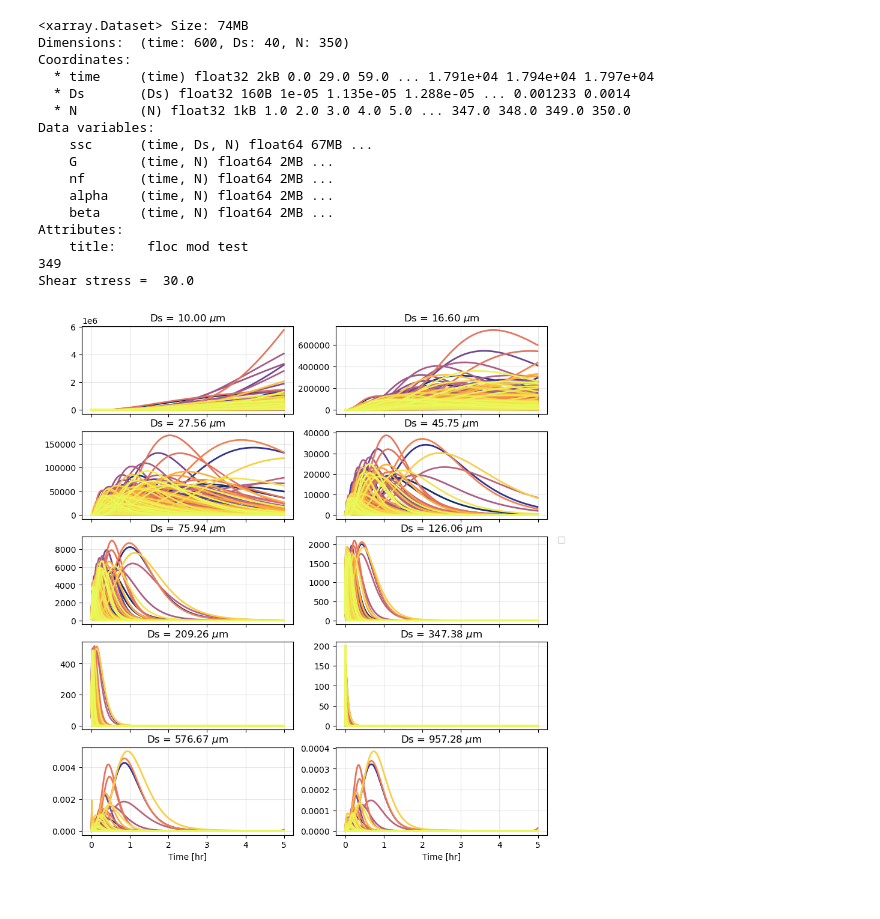
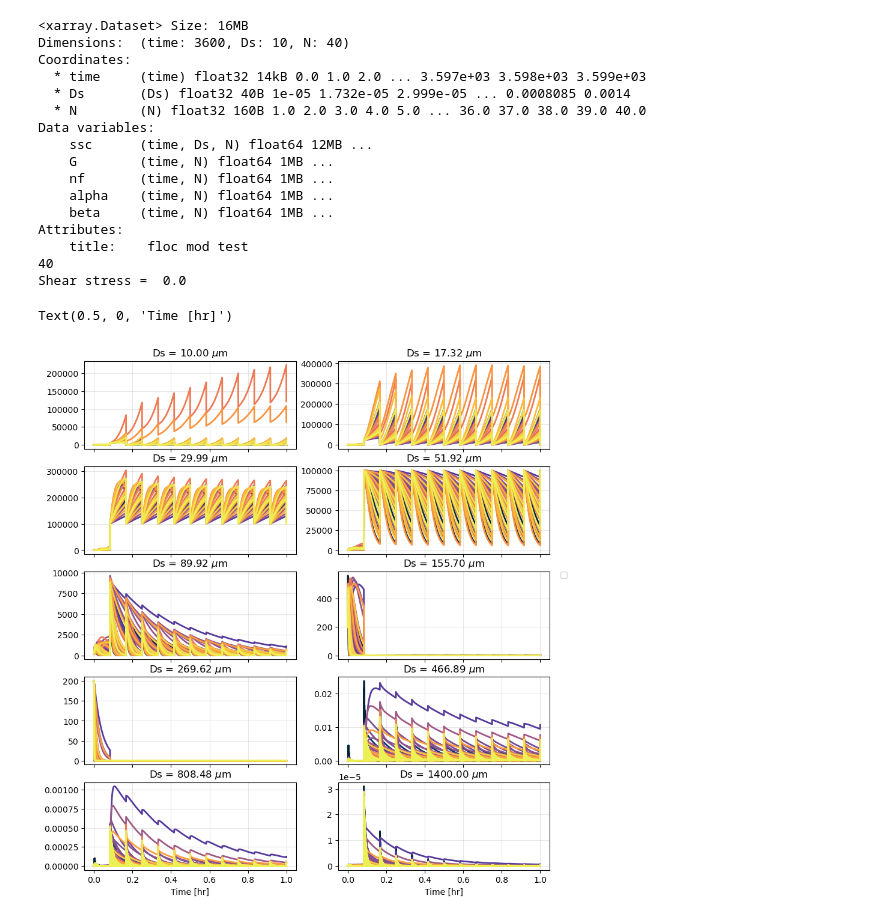
Before and after one commit to sienna-white/enkf_sediment, a Jupyter notebook: plot_floc_mod_ens.ipynb, the cells around one changed output. Cells and saved outputs as stored; diff of their text form; code cells hidden in the pictures.

```diff
--- a/plot_floc_mod_ens.ipynb
+++ b/plot_floc_mod_ens.ipynb
@@ -17,46 +17,49 @@ Nens = len(ds.N)
 print(Nens)
 G = ds.G.values[10,10]
 print("Shear stress = ", G)
+
+Ns = len(ds.Ds)
 # %% [output]
-<xarray.Dataset> Size: 74MB
-Dimensions:  (time: 600, Ds: 40, N: 350)
+<xarray.Dataset> Size: 16MB
+Dimensions:  (time: 3600, Ds: 10, N: 40)
 Coordinates:
-  * time     (time) float32 2kB 0.0 29.0 59.0 ... 1.791e+04 1.794e+04 1.797e+04
-  * Ds       (Ds) float32 160B 1e-05 1.135e-05 1.288e-05 ... 0.001233 0.0014
-  * N        (N) float32 1kB 1.0 2.0 3.0 4.0 5.0 ... 347.0 348.0 349.0 350.0
+  * time     (time) float32 14kB 0.0 1.0 2.0 ... 3.597e+03 3.598e+03 3.599e+03
+  * Ds       (Ds) float32 40B 1e-05 1.732e-05 2.999e-05 ... 0.0008085 0.0014
+  * N        (N) float32 160B 1.0 2.0 3.0 4.0 5.0 ... 36.0 37.0 38.0 39.0 40.0
 Data variables:
-    ssc      (time, Ds, N) float64 67MB ...
-    G        (time, N) float64 2MB ...
-    nf       (time, N) float64 2MB ...
-    alpha    (time, N) float64 2MB ...
-    beta     (time, N) float64 2MB ...
+    ssc      (time, Ds, N) float64 12MB ...
+    G        (time, N) float64 1MB ...
+    nf       (time, N) float64 1MB ...
+    alpha    (time, N) float64 1MB ...
+    beta     (time, N) float64 1MB ...
 Attributes:
     title:    floc mod test
-349
-Shear stress =  30.0
+40
+Shear stress =  0.0
 # %%
 fig, axs = plt.subplots(nrows=5, ncols=2, figsize=(10, 11), sharex=True, sharey=False)
 axs = axs.flatten()
 
 
-for j, Ds in enumerate(range(0, 40, 4)):
+for j, Ds in enumerate(range(0, Ns, 1)):
     axs[j].grid(alpha=0.3)
     axs[j].set_title("Ds = %.2f $\mu$m" % (ds.Ds.isel(Ds=Ds).values*1e6))
     time = ds.time.values / 3600
     for i in range(0, Nens):
         G = ds.G.isel(time=1, N=i)
         #ssc       (time, Ds, N)
         # mass = ds.mass.isel(Ds=Ds)
         s0 = ds.ssc.isel(N=i).isel(Ds=Ds)
         axs[j].plot(time, s0, color=cmo.cm.thermal(i/Nens), linewidth=2) #, label="Nens=%d" % i)
         # axs[j].set_ylim(0, 1e4)
 axs[-5].legend(bbox_to_anchor=(1.05, 1), loc='upper left', borderaxespad=0. )
 axs[-1].set_xlabel("Time [hr]")
 axs[-2].set_xlabel("Time [hr]")
 
-fig.savefig("time_evolution_G=%d.png" % (G), dpi=300, bbox_inches='tight')
+# fig.savefig("time_evolution_G=%d.png" % (G), dpi=300, bbox_inches='tight')
 # %% [output]
+Text(0.5, 0, 'Time [hr]')
-[figure, old version]
+[figure, new version]
 # %%
 fig, axs = plt.subplots(nrows=5, ncols=3, figsize=(10, 11), sharex=True, sharey=False)
 axs = axs.flatten()
```
Also changed, not shown: parts of 4 cells of this notebook, 2 other files.
